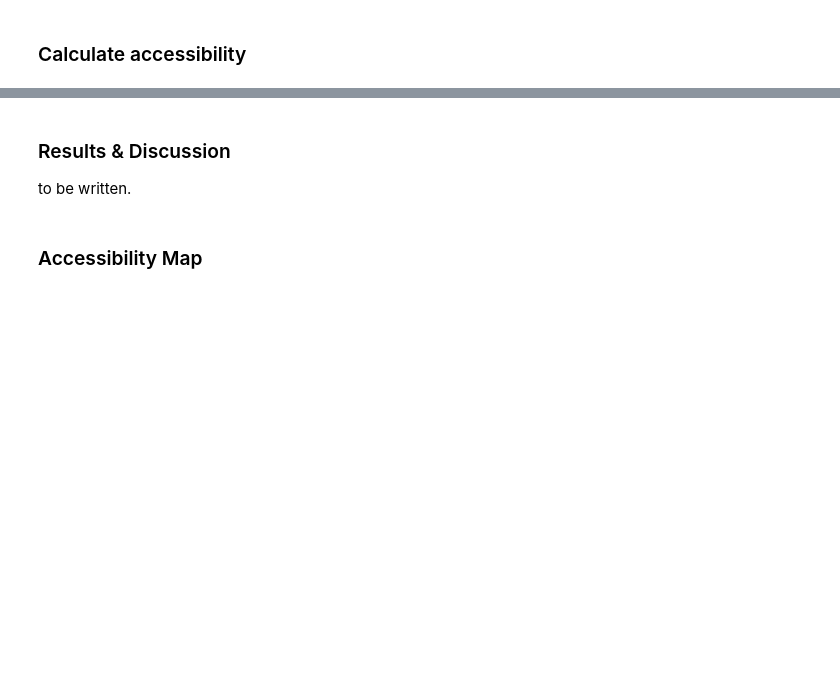
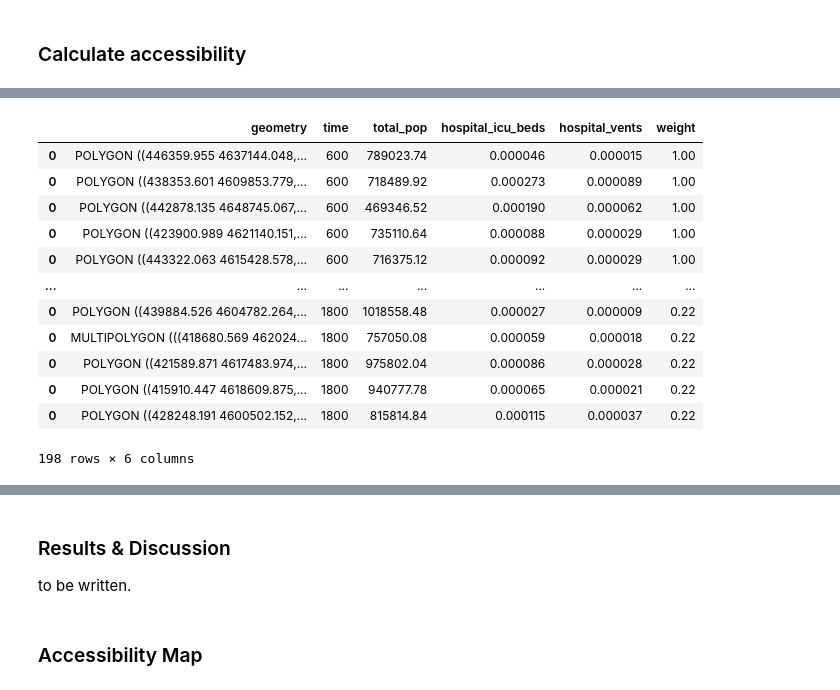
Before and after one commit to andya17/RPr-Kang-2020, a Jupyter notebook: procedure/code/03-COVID-19Acc-Reanalysis.ipynb, the cells around one changed output, grey strips where cells are left out. Drawn from its saved outputs; the diff is of its cells as text; code cells hidden in the pictures; blank space fills up the shorter version.

```diff
--- a/procedure/code/03-COVID-19Acc-Reanalysis.ipynb
+++ b/procedure/code/03-COVID-19Acc-Reanalysis.ipynb
@@ -282,6 +268,7 @@ Returns:
 # https://osmnx.readthedocs.io/en/stable/user-reference.html#module-osmnx.speed
 # just be careful about units of speed and time!
 # the remainder of this code expects 'time' to be measured in minutes
+
 """
 def network_setting(network):
     _nodes_removed = len([n for (n, deg) in network.out_degree() if deg ==0])
@@ -320,7 +307,8 @@ def network_setting(network):
     return(network)
 """
 
-G = ox.speed.add_edge_speeds(G, agg=np.mean)
+G = ox.speed.add_edge_speeds(G)
+G = ox.speed.add_edge_travel_times(G)
 # %% [markdown]
 ### Preprocess the Network using network_setting
 # %%
@@ -346,8 +334,8 @@ Compare to the previous results.
 nodes, edges = ox.graph_to_gdfs(G, nodes=True, edges=True)
 
 # Count
-edges['speed_mph'] = edges['speed_kph']*0.621371
-G = ox.graph_from_gdfs(nodes, edges)
-print(edges['speed_mph'].value_counts())
+#edges['speed_mph'] = edges['speed_kph']*0.621371
+#G = ox.graph_from_gdfs(nodes, edges)
+#print(edges['speed_mph'].value_counts())
 print(str(len(edges)) + " edges in graph")
 # %% [output]
@@ -444,7 +418,7 @@ Args:
 Returns:
 * A list of 3 diffrenced (not-overlapping) catchment area polygons (10 min poly, 20 min poly, 30 min poly)
 # %%
-def dijkstra_cca_polygons(G, nearest_osm, distances, distance_unit = "time"):
+def dijkstra_cca_polygons(G, nearest_osm, distances, distance_unit = "travel_time"):
 
     '''
 
@@ -464,9 +438,9 @@ def dijkstra_cca_polygons(G, nearest_osm, distances, distance_unit = "time"):
     nearest_nodes_20 = dict()
     nearest_nodes_10 = dict()
     for key, value in nearest_nodes_30.items():
-        if value <= 20:
+        if value <= 1200:
             nearest_nodes_20[key] = value
-        if value <= 10:
+        if value <= 600:
             nearest_nodes_10[key] = value
 
     ## CREATE POLYGONS FOR 3 DISTANCE CATEGORIES (10 min, 20 min, 30 min)
@@ -488,7 +462,7 @@ def dijkstra_cca_polygons(G, nearest_osm, distances, distance_unit = "time"):
 
     # 20 MIN
     # Select nodes less than or equal to 20
-    points_20 = points_30.query("z <= 20")
+    points_20 = points_30.query("z <= 1200")
 
     # Create a convex hull polygon from the points
     polygon_20 = gpd.GeoDataFrame(gpd.GeoSeries(points_20.unary_union.convex_hull))
@@ -496,7 +470,7 @@ def dijkstra_cca_polygons(G, nearest_osm, distances, distance_unit = "time"):
 
     # 10 MIN
     # Select nodes less than or equal to 10
-    points_10 = points_30.query("z <= 10")
+    points_10 = points_30.query("z <= 600")
 
     # Create a convex hull polygon from the points
     polygon_10 = gpd.GeoDataFrame(gpd.GeoSeries(points_10.unary_union.convex_hull))
@@ -821,0 +811,21 @@ result=overlapping_function(grid_file, catchments, resource_dropdown.value, weig
+# %%
+# add weight field to each catchment polygon
+for i in range(len(weights)):
+    catchments[i]['weight'] = weights[i]
+# combine the three sets of catchment polygons into one geodataframe
+geocatchments = pd.concat([catchments[0], catchments[1], catchments[2]])
+geocatchments
+# %% [output]
+|  | geometry | time | total_pop | hospital_icu_beds | hospital_vents | weight |
+| 0 | POLYGON ((446359.955 4637144.048,... | 600 | 789023.74 | 0.000046 | 0.000015 | 1.00 |
+| 0 | POLYGON ((438353.601 4609853.779,... | 600 | 718489.92 | 0.000273 | 0.000089 | 1.00 |
+| 0 | POLYGON ((442878.135 4648745.067,... | 600 | 469346.52 | 0.000190 | 0.000062 | 1.00 |
+| 0 | POLYGON ((423900.989 4621140.151,... | 600 | 735110.64 | 0.000088 | 0.000029 | 1.00 |
+| 0 | POLYGON ((443322.063 4615428.578,... | 600 | 716375.12 | 0.000092 | 0.000029 | 1.00 |
+| ... | ... | ... | ... | ... | ... | ... |
+| 0 | POLYGON ((439884.526 4604782.264,... | 1800 | 1018558.48 | 0.000027 | 0.000009 | 0.22 |
+| 0 | MULTIPOLYGON (((418680.569 462024... | 1800 | 757050.08 | 0.000059 | 0.000018 | 0.22 |
+| 0 | POLYGON ((421589.871 4617483.974,... | 1800 | 975802.04 | 0.000086 | 0.000028 | 0.22 |
+| 0 | POLYGON ((415910.447 4618609.875,... | 1800 | 940777.78 | 0.000065 | 0.000021 | 0.22 |
+| 0 | POLYGON ((428248.191 4600502.152,... | 1800 | 815814.84 | 0.000115 | 0.000037 | 0.22 |
+198 rows × 6 columns
```
Also changed, not shown: parts of 16 cells of this notebook.
